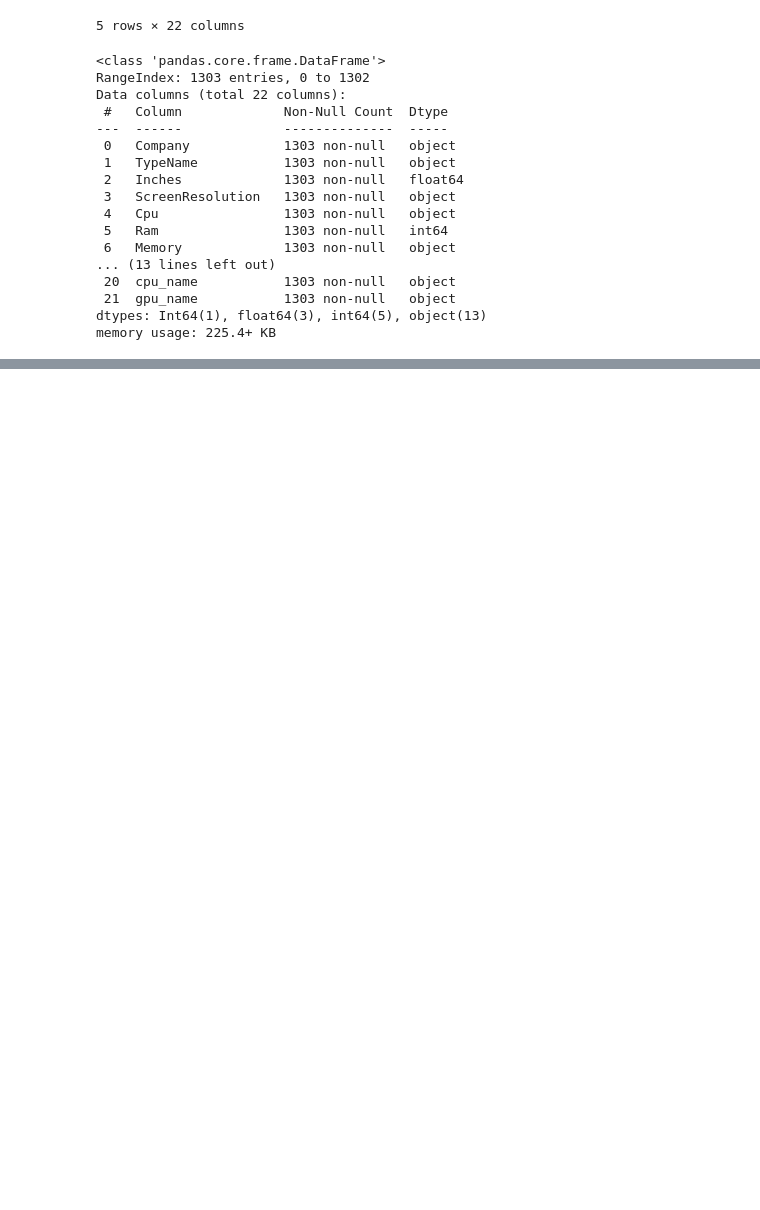
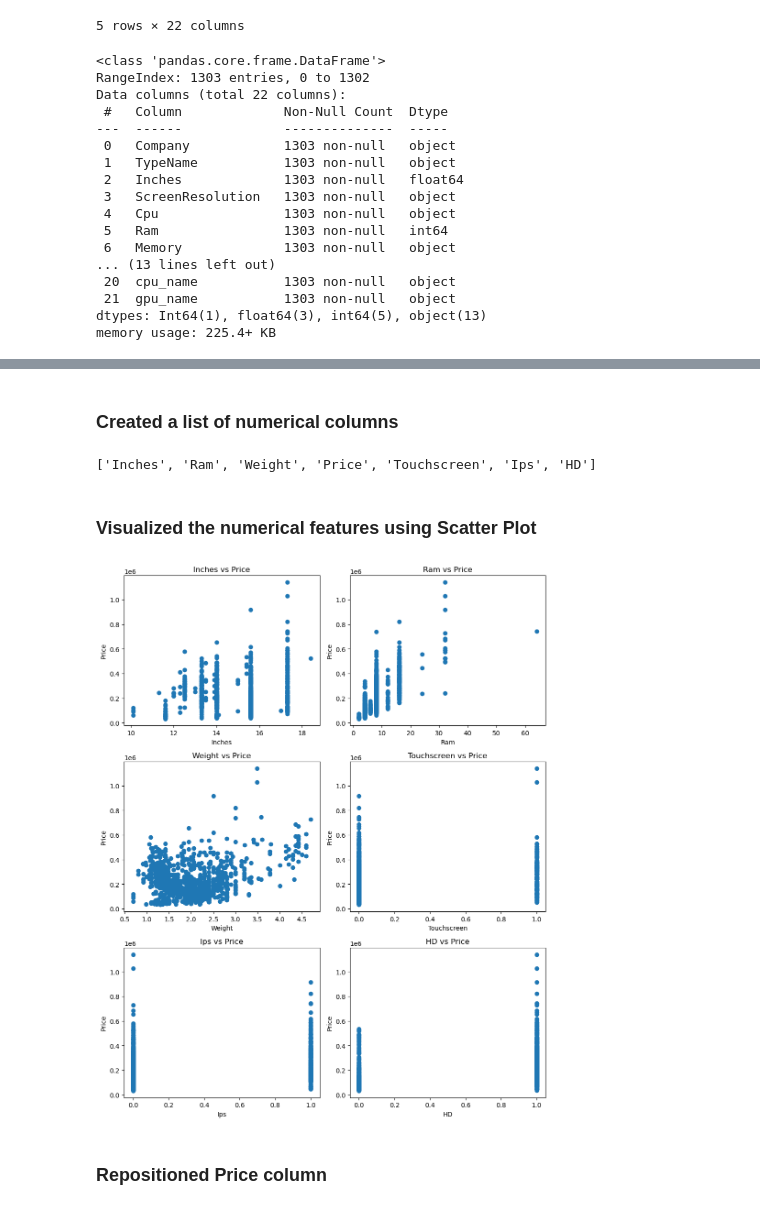
Before and after one commit to Ddasunsandeepa/laptop_price_predictor_project, a Jupyter notebook: notebooks/FC212036_Dileesha/DecisionTree.ipynb, the cells around one changed output, grey strips where cells are left out. Saved outputs shown, nothing was run; the diff lists cells and outputs as text; code cells hidden in the pictures; blank space fills up the shorter version.

```diff
--- a/notebooks/FC212036_Dileesha/DecisionTree.ipynb
+++ b/notebooks/FC212036_Dileesha/DecisionTree.ipynb
@@ -574,0 +570,2 @@ print(numerical_features)
+# %%
+df = df.drop(columns=['ScreenResolution', 'Cpu', 'Gpu','Storage_1','Storage_1_Type','Storage_2','Storage_2_Type','Storage_1_Size_GB','Storage_2_Size_GB'])
@@ -574,0 +583,14 @@ print(numerical_features)
+# %%
+def memory_type(mem):
+    if 'HDD' in mem and 'SSD' in mem:
+        return 'Hybrid'
+    elif 'HDD' in mem:
+        return 'HDD'
+    elif 'SSD' in mem:
+        return 'SSD'
+    elif 'Flash' in mem:
+        return 'Flash Storage'
+    else:
+        return 'Other'
+# %%
+df['Memory_Type'] = df['Memory'].apply(memory_type)
@@ -574,0 +606,2 @@ print(numerical_features)
+# %%
+df = df.drop(columns=['Memory'])
@@ -574,0 +617,2 @@ print(numerical_features)
+# %% [markdown]
+### Created a list of numerical columns
@@ -574,0 +621,28 @@ print(numerical_features)
+# %%
+print(numerical_features)
+# %% [output]
+['Inches', 'Ram', 'Weight', 'Price', 'Touchscreen', 'Ips', 'HD']
+# %% [markdown]
+### Visualized the numerical features using Scatter Plot
+# %%
+def scatter(x,fig):
+    plt.subplot(5,2,fig)
+    plt.scatter(df[x],df['Price'])
+    plt.title(x+' vs Price')
+    plt.ylabel('Price')
+    plt.xlabel(x)
+
+plt.figure(figsize=(10,20))
+
+scatter('Inches', 1)
+scatter('Ram', 2)
+scatter('Weight', 3)
+scatter('Touchscreen', 4)
+scatter('Ips',5)
+scatter('HD',6)
+
+plt.tight_layout()
+# %% [output]
+[figure, added]
+# %% [markdown]
+### Repositioned Price column
```
Also changed, not shown: parts of 29 cells of this notebook.
